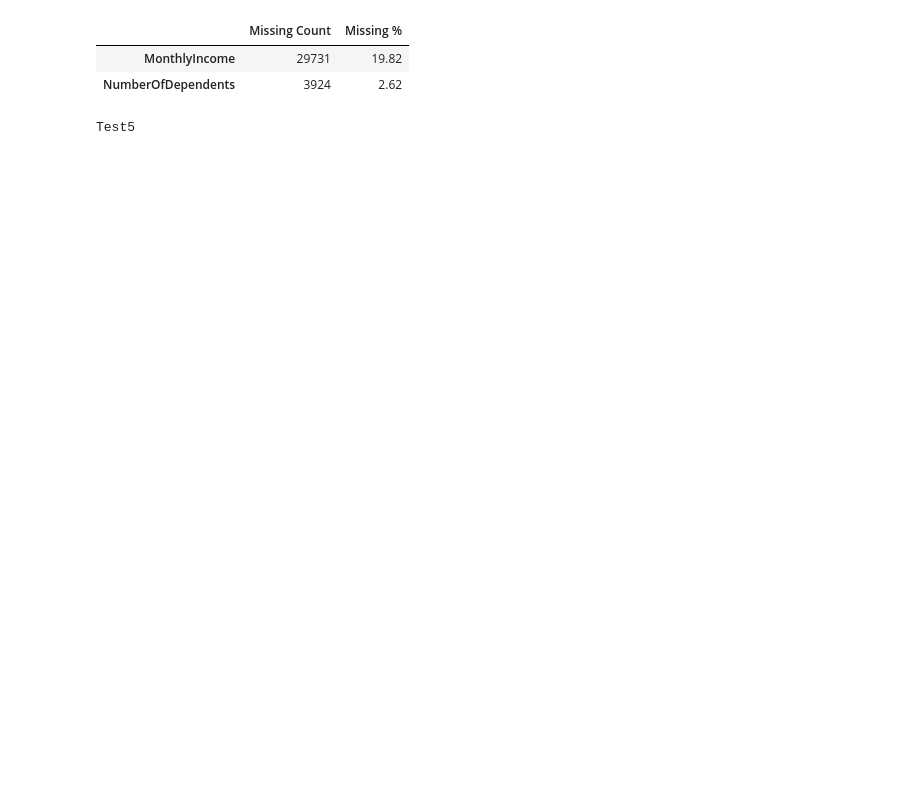
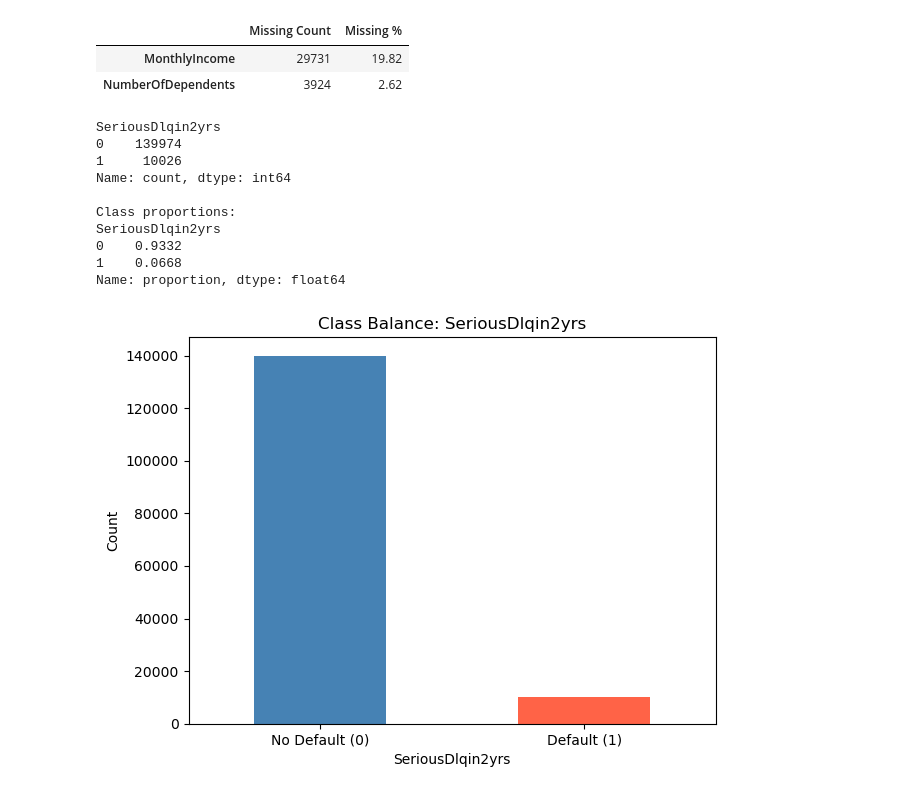
Before and after one commit to CesarAguirre9/Credit_Default_Classifier, a Jupyter notebook: credit_default_classifier.ipynb, the cells around one changed output. Saved outputs shown, nothing was run; the diff lists cells and outputs as text; code cells hidden in the pictures; blank space fills up the shorter version.

```diff
--- a/credit_default_classifier.ipynb
+++ b/credit_default_classifier.ipynb
@@ -72,6 +72,30 @@ missing[missing["Missing Count"] > 0]
 | MonthlyIncome | 29731 | 19.82 |
 | NumberOfDependents | 3924 | 2.62 |
 # %%
-print("Test5")
+# Let's see how imalanced the target column is
+print(df["SeriousDlqin2yrs"].value_counts())
+print("\nClass proportions:")
+print(df["SeriousDlqin2yrs"].value_counts(normalize=True).round(4))
+
+df["SeriousDlqin2yrs"].value_counts().plot(
+    kind="bar",
+    title="Class Balance: SeriousDlqin2yrs",
+    color = ['steelblue', 'tomato']
+)
+
+plt.xticks([0,1], ['No Default (0)', 'Default (1)'], rotation=0)
+plt.ylabel("Count")
+plt.tight_layout()
+plt.show()
 # %% [output]
-Test5
+SeriousDlqin2yrs
+0    139974
+1     10026
+Name: count, dtype: int64
+
+Class proportions:
+SeriousDlqin2yrs
+0    0.9332
+1    0.0668
+Name: proportion, dtype: float64
+[figure, added]
```
Also changed, not shown: parts of 5 cells of this notebook.
